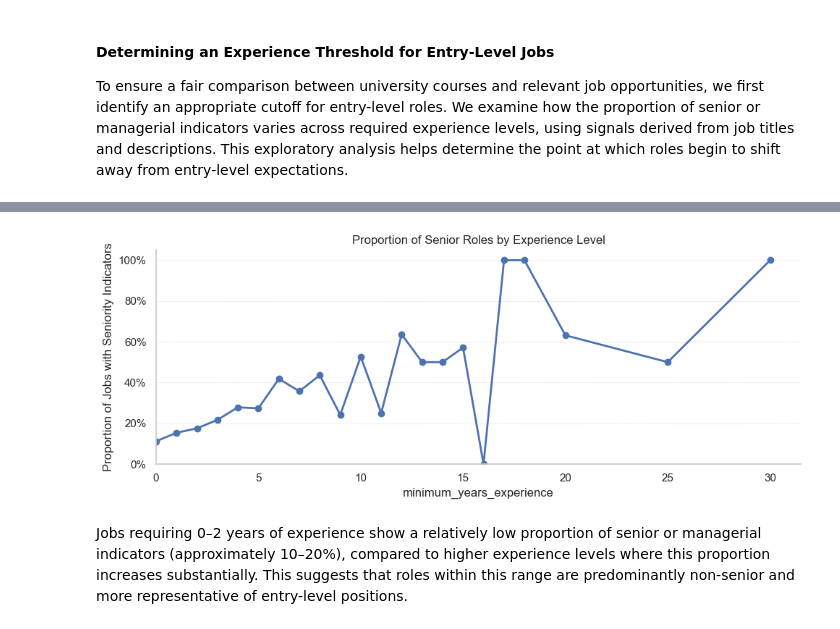
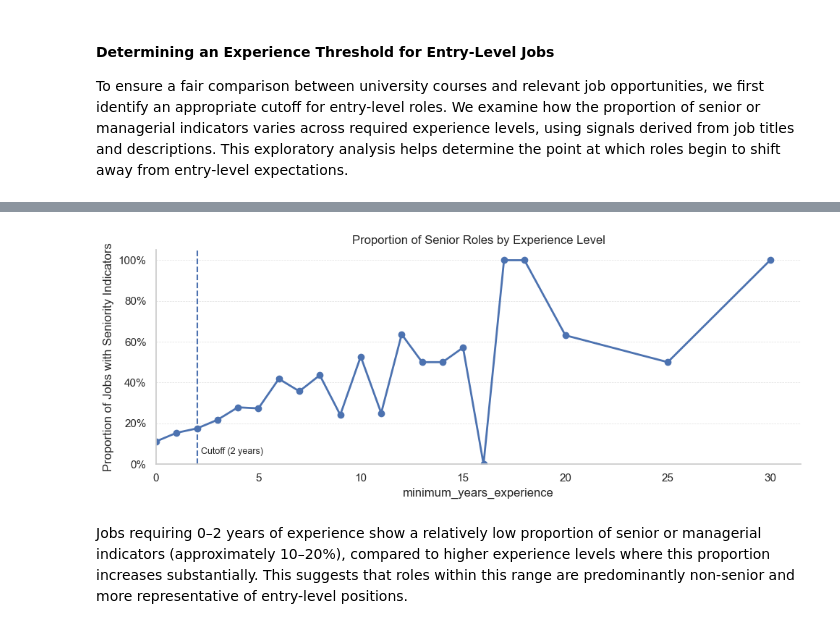
Before and after one commit to DanDmc/DSA4264_Project, a Jupyter notebook: notebooks/jobs_filter_justification.ipynb, the cells around one changed output, grey strips where cells are left out. Drawn from its saved outputs; the diff is of its cells as text; code cells hidden in the pictures.

```diff
--- a/notebooks/jobs_filter_justification.ipynb
+++ b/notebooks/jobs_filter_justification.ipynb
@@ -72,34 +72,38 @@ plt.plot(
     senior_rate['minimum_years_experience'],
     senior_rate['senior'],
     marker='o',
     linewidth=2
 )
 
 plt.xlabel("minimum_years_experience")
 plt.ylabel("Proportion of Jobs with Seniority Indicators")
 plt.title("Proportion of Senior Roles by Experience Level")
 
+# cut-off line
+plt.axvline(x=2, linestyle='--', linewidth=1.5)
+plt.text(2.2, 0.05, "Cutoff (2 years)", fontsize=9)
+
 # formatting
 # get current axes
 ax = plt.gca()
 ax.yaxis.set_major_formatter(mtick.PercentFormatter(1.0))
 
 # clean grid (only horizontal)
 ax.grid(axis='y', linestyle='--', linewidth=0.5, alpha=0.6)
 ax.grid(axis='x', visible=False)
 
 # remove border box
 ax.spines['top'].set_visible(False)
 ax.spines['right'].set_visible(False)
 
 # align zeros
 ax.set_ylim(bottom=0)
 ax.set_xlim(left=0)
 
 plt.tight_layout()
 plt.show()
 # %% [output]
-[figure, old version]
+[figure, new version]
 # %% [markdown]
 Jobs requiring 0–2 years of experience show a relatively low proportion of senior or managerial indicators (approximately 10–20%), compared to higher experience levels where this proportion increases substantially. This suggests that roles within this range are predominantly non-senior and more representative of entry-level positions.
 # %% [markdown]
```
Also changed, not shown: parts of 1 cell of this notebook.
